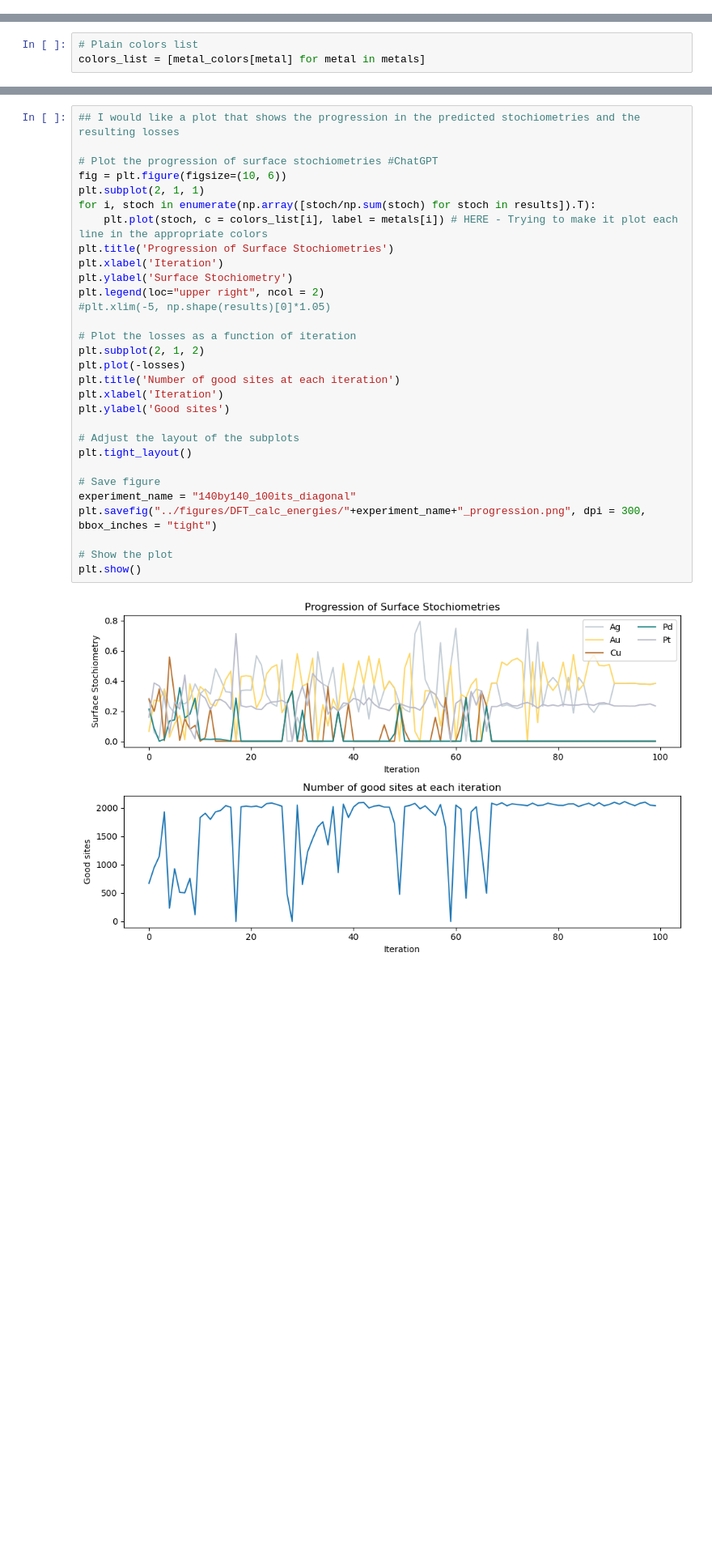
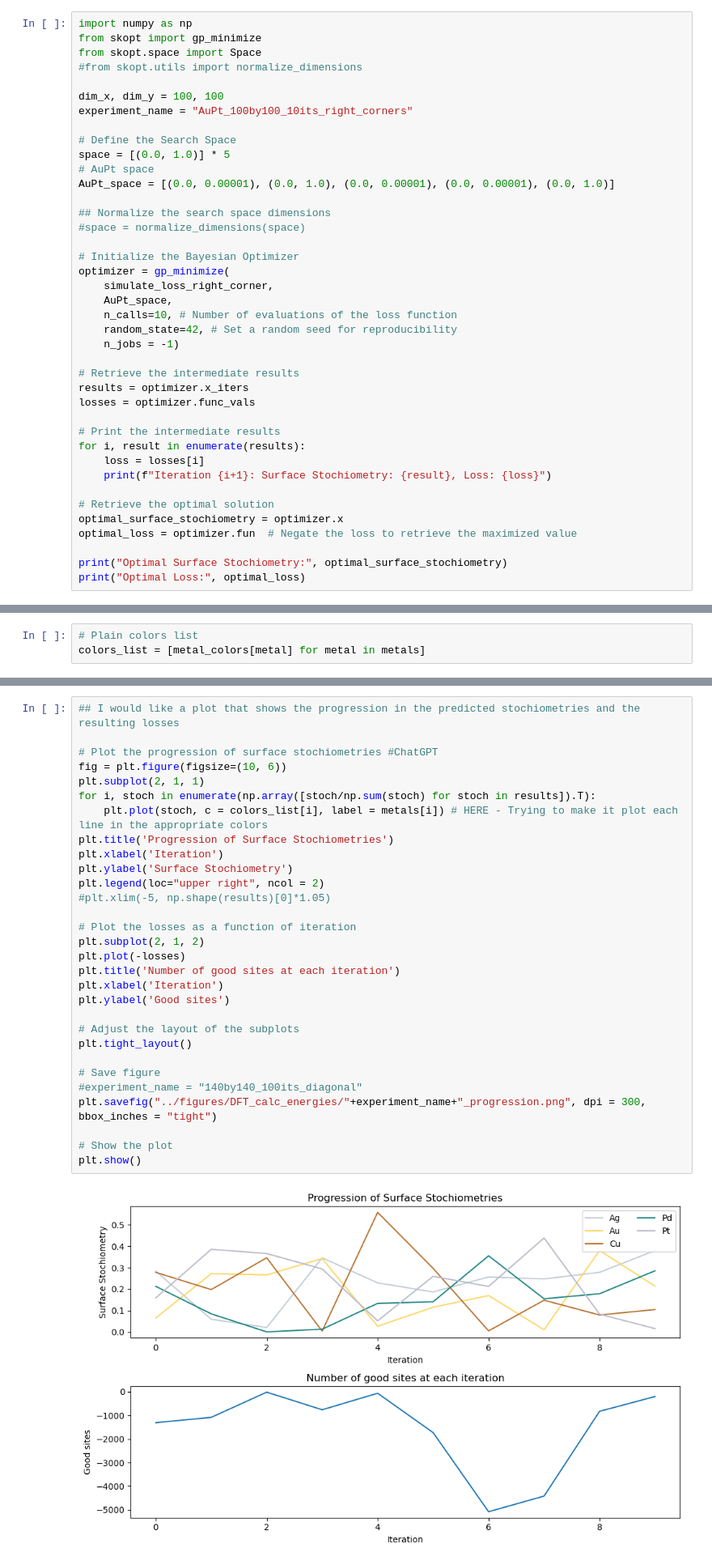
Before and after one commit to MarcusNoergaardWeng/CatalysisThesis, a Jupyter notebook: Notebooks/DFT Calculated energies.ipynb, the cells around one changed output, grey strips where cells are left out. Shown at 81% size. Drawn from its saved outputs; the diff is of its cells as text; blank space fills up the shorter version.

```diff
--- a/Notebooks/DFT Calculated energies.ipynb
+++ b/Notebooks/DFT Calculated energies.ipynb
@@ -489 +560,41 @@ print("Optimal Loss:", optimal_loss)
+# %%
+import numpy as np
+from skopt import gp_minimize
+from skopt.space import Space
+#from skopt.utils import normalize_dimensions
+
+dim_x, dim_y = 100, 100
+experiment_name = "AuPt_100by100_10its_right_corners"
+
+# Define the Search Space
+space = [(0.0, 1.0)] * 5
+# AuPt space
+AuPt_space = [(0.0, 0.00001), (0.0, 1.0), (0.0, 0.00001), (0.0, 0.00001), (0.0, 1.0)]
+
+## Normalize the search space dimensions
+#space = normalize_dimensions(space)
+
+# Initialize the Bayesian Optimizer
+optimizer = gp_minimize(
+    simulate_loss_right_corner,
+    AuPt_space,
+    n_calls=10, # Number of evaluations of the loss function
+    random_state=42, # Set a random seed for reproducibility
+    n_jobs = -1)
+
+# Retrieve the intermediate results
+results = optimizer.x_iters
+losses = optimizer.func_vals
+
+# Print the intermediate results
+for i, result in enumerate(results):
+    loss = losses[i]
+    print(f"Iteration {i+1}: Surface Stochiometry: {result}, Loss: {loss}")
+
+# Retrieve the optimal solution
+optimal_surface_stochiometry = optimizer.x
+optimal_loss = optimizer.fun  # Negate the loss to retrieve the maximized value
+
+print("Optimal Surface Stochiometry:", optimal_surface_stochiometry)
+print("Optimal Loss:", optimal_loss)
 # %% [markdown]
@@ -509,35 +628,35 @@ colors_list = [metal_colors[metal] for metal in metals]
 # %%
 ## I would like a plot that shows the progression in the predicted stochiometries and the resulting losses
 
 # Plot the progression of surface stochiometries #ChatGPT
 fig = plt.figure(figsize=(10, 6))
 plt.subplot(2, 1, 1)
 for i, stoch in enumerate(np.array([stoch/np.sum(stoch) for stoch in results]).T):
     plt.plot(stoch, c = colors_list[i], label = metals[i]) # HERE - Trying to make it plot each line in the appropriate colors
 plt.title('Progression of Surface Stochiometries')
 plt.xlabel('Iteration')
 plt.ylabel('Surface Stochiometry')
 plt.legend(loc="upper right", ncol = 2)
 #plt.xlim(-5, np.shape(results)[0]*1.05)
 
 # Plot the losses as a function of iteration
 plt.subplot(2, 1, 2)
 plt.plot(-losses)
 plt.title('Number of good sites at each iteration')
 plt.xlabel('Iteration')
 plt.ylabel('Good sites')
 
 # Adjust the layout of the subplots
 plt.tight_layout()
 
 # Save figure
-experiment_name = "140by140_100its_diagonal"
+#experiment_name = "140by140_100its_diagonal"
 plt.savefig("../figures/DFT_calc_energies/"+experiment_name+"_progression.png", dpi = 300, bbox_inches = "tight")
 
 # Show the plot
 plt.show()
 # %% [output]
-[figure, old version]
+[figure, new version]
 # %% [markdown]
 It seems there is a lot of variation even on borderline the same stochiometry. That is probably no good, but there has to be a tradeoff between number of iterations and precision.
 
```
Also changed, not shown: parts of 10 cells of this notebook, 4 other files.
